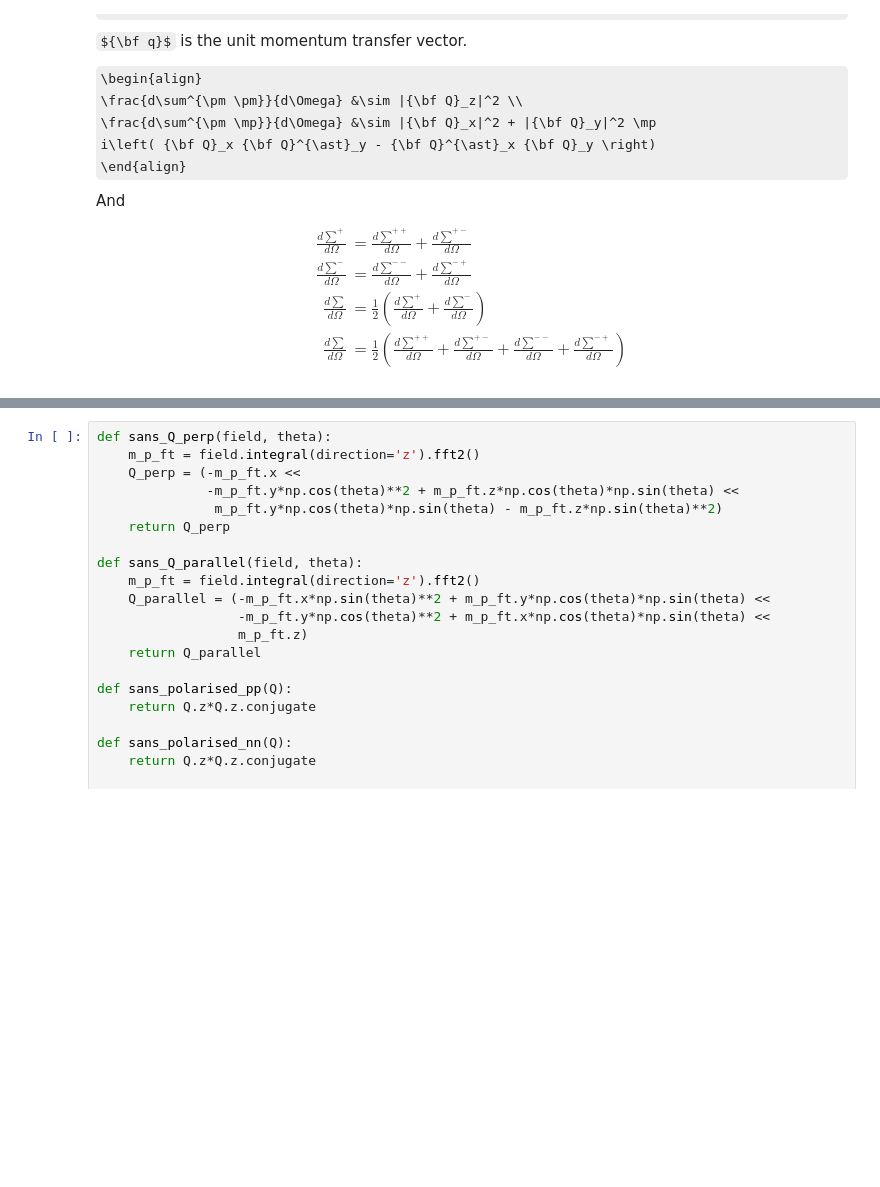
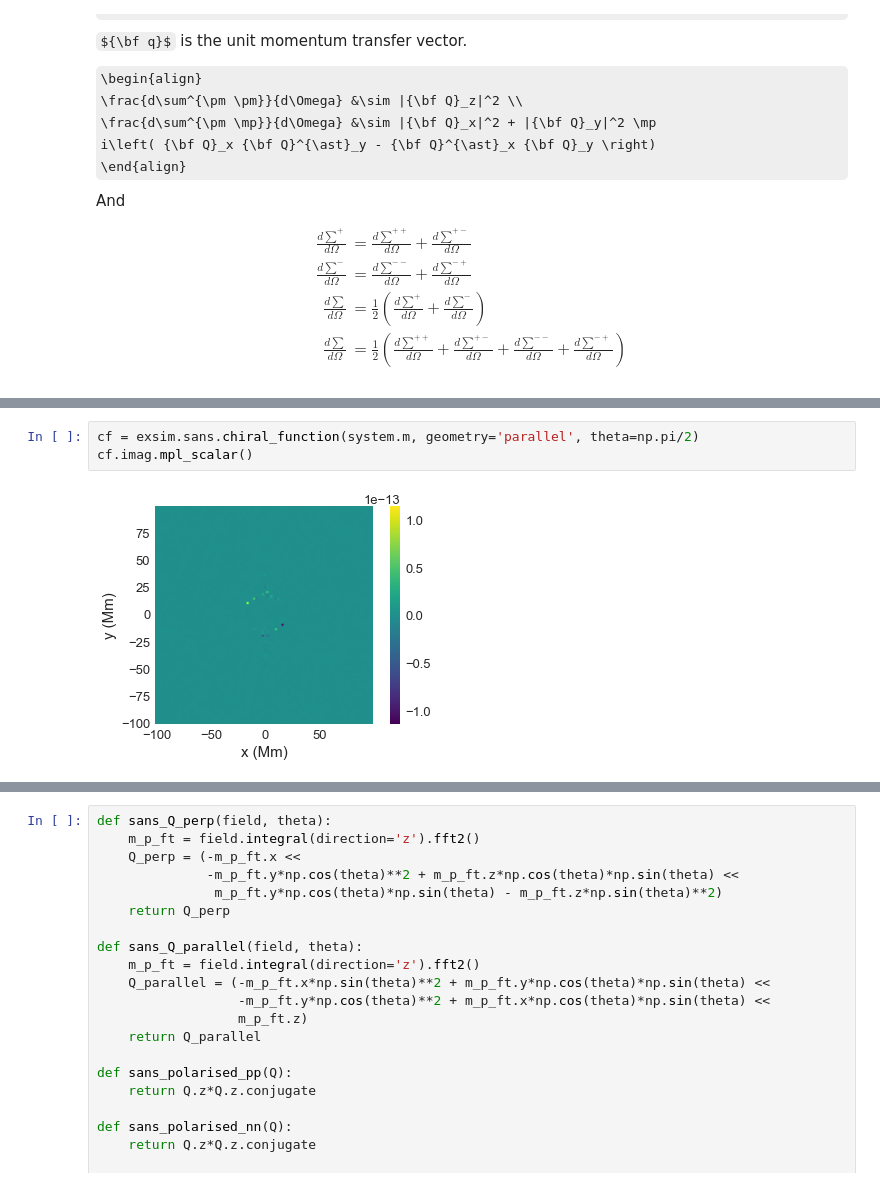
Before and after one commit to ubermag/mag2exp, a Jupyter notebook: docs/ipynb/SANS_df_based.ipynb, the cells around one changed output, grey strips where cells are left out. Drawn from its saved outputs; the diff is of its cells as text; some formulas as TeX source; blank space fills up the shorter version.

Commit message:
Integrate df based functions

```diff
--- a/docs/ipynb/SANS_df_based.ipynb
+++ b/docs/ipynb/SANS_df_based.ipynb
@@ -93,0 +106,5 @@ And
+# %%
+cf = exsim.sans.chiral_function(system.m, geometry='parallel', theta=np.pi/2)
+cf.imag.mpl_scalar()
+# %% [output]
+[figure, added]
```
Also changed, not shown: parts of 19 cells of this notebook.
